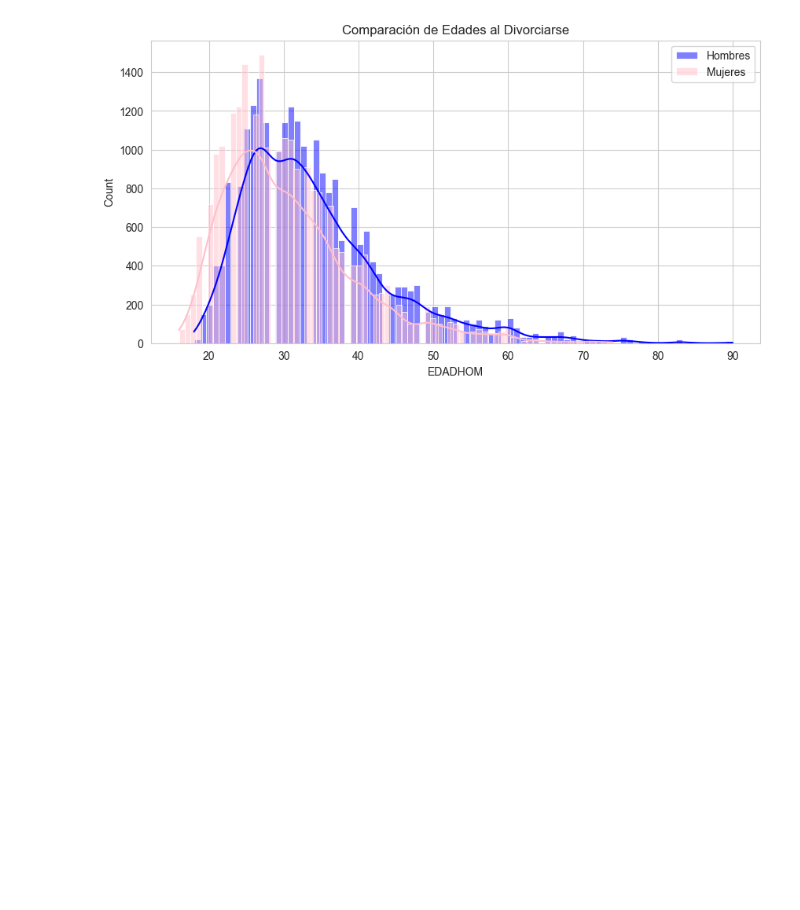
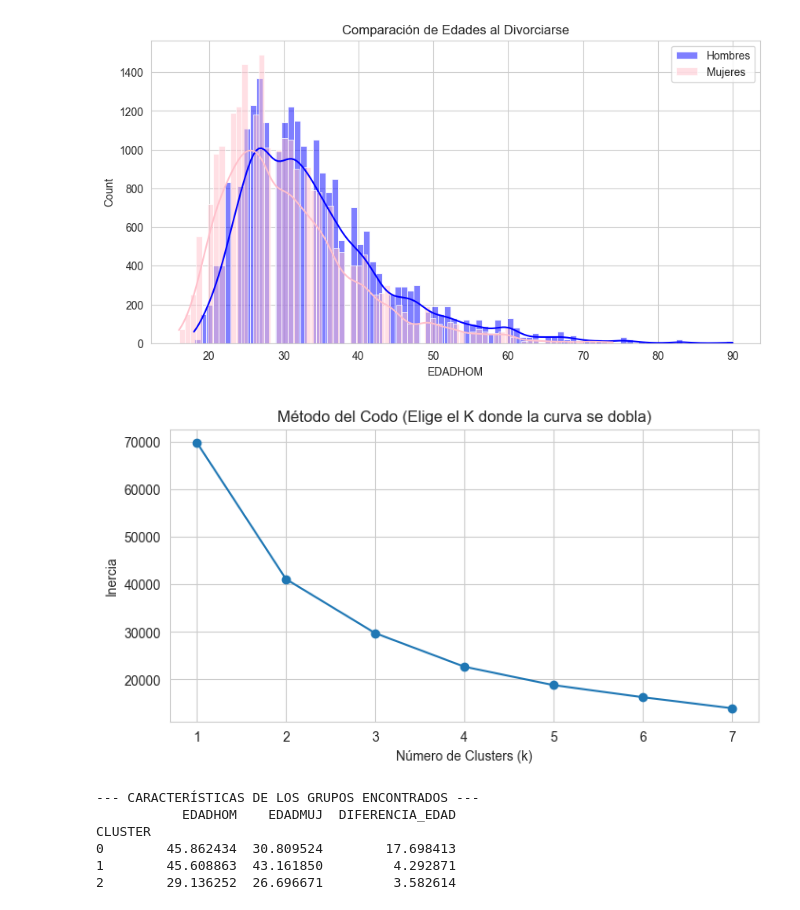
Before and after one commit to Palasuwu/CorteProyecto1Mineria, a Jupyter notebook: Proyecto.ipynb, the cells around one changed output. Drawn from its saved outputs; the diff is of its cells as text; code cells hidden in the pictures; blank space fills up the shorter version.

Commit message:
se agreaga la parte 3 (Clustering agrupamiento)

```diff
--- a/Proyecto.ipynb
+++ b/Proyecto.ipynb
@@ -263,3 +263,48 @@ Passing `palette` without assigning `hue` is deprecated and will be removed in v
   sns.barplot(x=top_deptos.index, y=top_deptos.values, palette='viridis')
 [figure]
 [figure]
+# %%
+# =============================================================================
+# 3. CLUSTERING (Agrupamiento)
+# =============================================================================
+from sklearn.cluster import KMeans
+from sklearn.preprocessing import StandardScaler
+from sklearn.metrics import silhouette_score
+
+features = [col_hombre, col_mujer, 'DIFERENCIA_EDAD']
+X = df_clean[features]
+
+scaler = StandardScaler()
+X_scaled = scaler.fit_transform(X)
+
+inercias = []
+rango_k = range(1, 8)
+for k in rango_k:
+    kmeans = KMeans(n_clusters=k, random_state=42, n_init=10)
+    kmeans.fit(X_scaled)
+    inercias.append(kmeans.inertia_)
+# %%
+# Gráfico del Codo
+plt.figure(figsize=(8, 4))
+plt.plot(rango_k, inercias, marker='o')
+plt.title('Método del Codo (Elige el K donde la curva se dobla)')
+plt.xlabel('Número de Clusters (k)')
+plt.ylabel('Inercia')
+plt.show()
+# %% [output]
+[figure, added]
+# %%
+
+k_final = 3
+kmeans_model = KMeans(n_clusters=k_final, random_state=42, n_init=10)
+df_clean['CLUSTER'] = kmeans_model.fit_predict(X_scaled)
+
+print("\n--- CARACTERÍSTICAS DE LOS GRUPOS ENCONTRADOS ---")
+print(df_clean.groupby('CLUSTER')[features].mean())
+# %% [output]
+--- CARACTERÍSTICAS DE LOS GRUPOS ENCONTRADOS ---
+           EDADHOM    EDADMUJ  DIFERENCIA_EDAD
+CLUSTER
+0        45.862434  30.809524        17.698413
+1        45.608863  43.161850         4.292871
+2        29.136252  26.696671         3.582614
```
Also changed, not shown: parts of 3 cells of this notebook.
